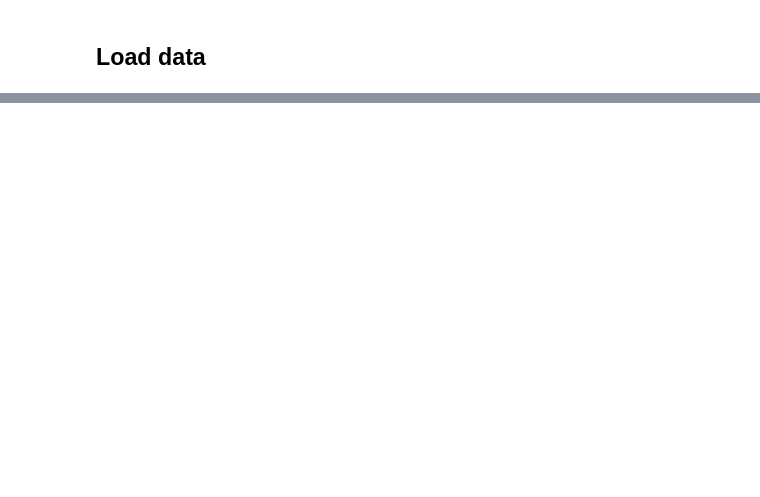
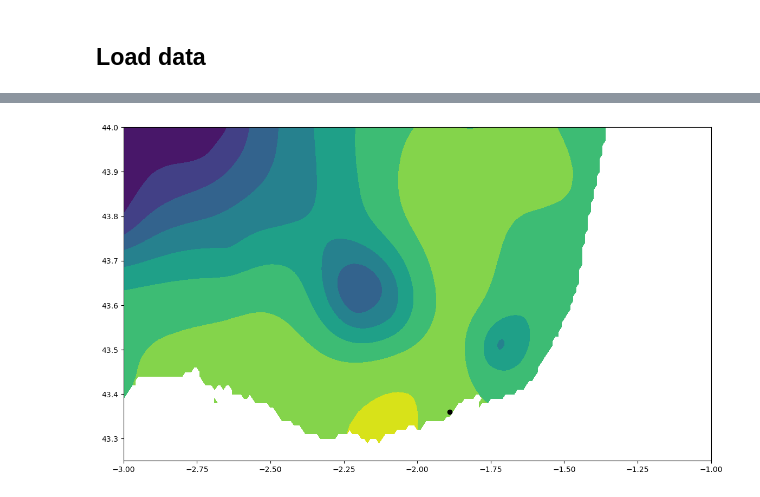
Before and after one commit to PedroVelez/SSTGlobalAnalysis, a Jupyter notebook: analysisDataSelectPointsMUR.ipynb, the cells around one changed output, grey strips where cells are left out. Cells and saved outputs as stored; diff of their text form; code cells hidden in the pictures; blank space fills up the shorter version.

```diff
--- a/analysisDataSelectPointsMUR.ipynb
+++ b/analysisDataSelectPointsMUR.ipynb
@@ -106,2 +110,9 @@ Consider scattering data ahead of time and using futures.
 # %%
-z=DS.analysed_sst[0,:,:]
+z=DS.analysed_sst[0,:,:].sel(lon=slice(-3,-1),lat=slice(43.25,44)).load()
+
+fig, ax = plt.subplots(1 , 1 , figsize = (14,8))
+ax.contourf(z.lon,z.lat,z-273)
+for i1 in range(0,1):
+    ax.plot(Xr[i1],Yr[i1],'ok')
+# %% [output]
+[figure, added]
```
Also changed, not shown: parts of 10 cells of this notebook, 11 other files.
